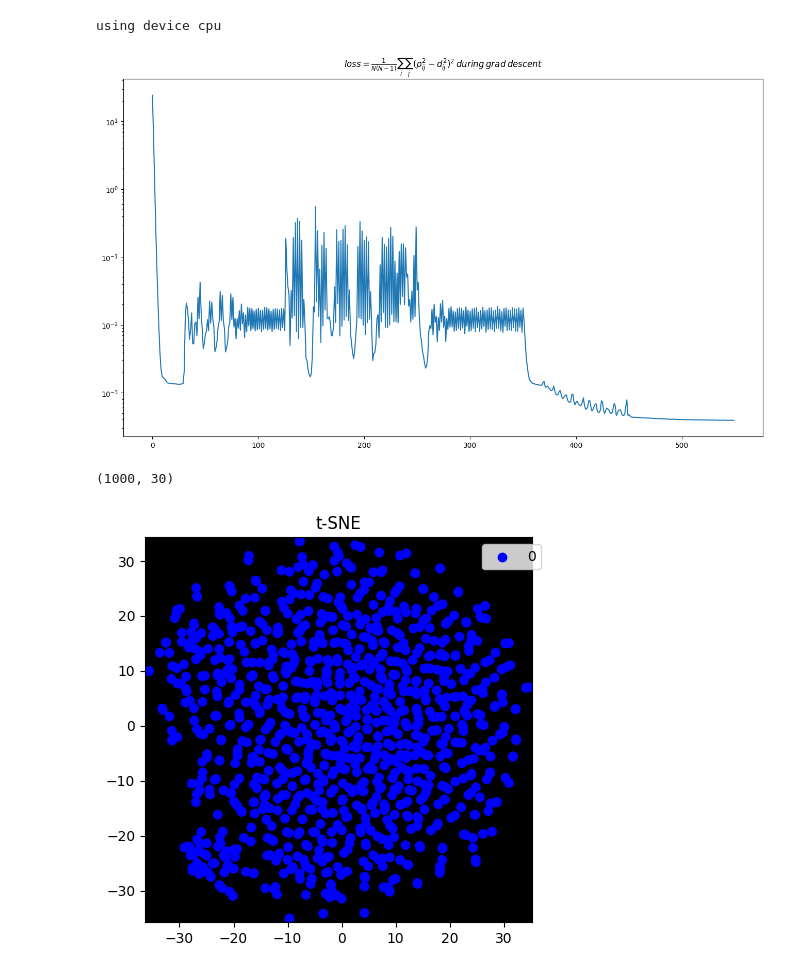
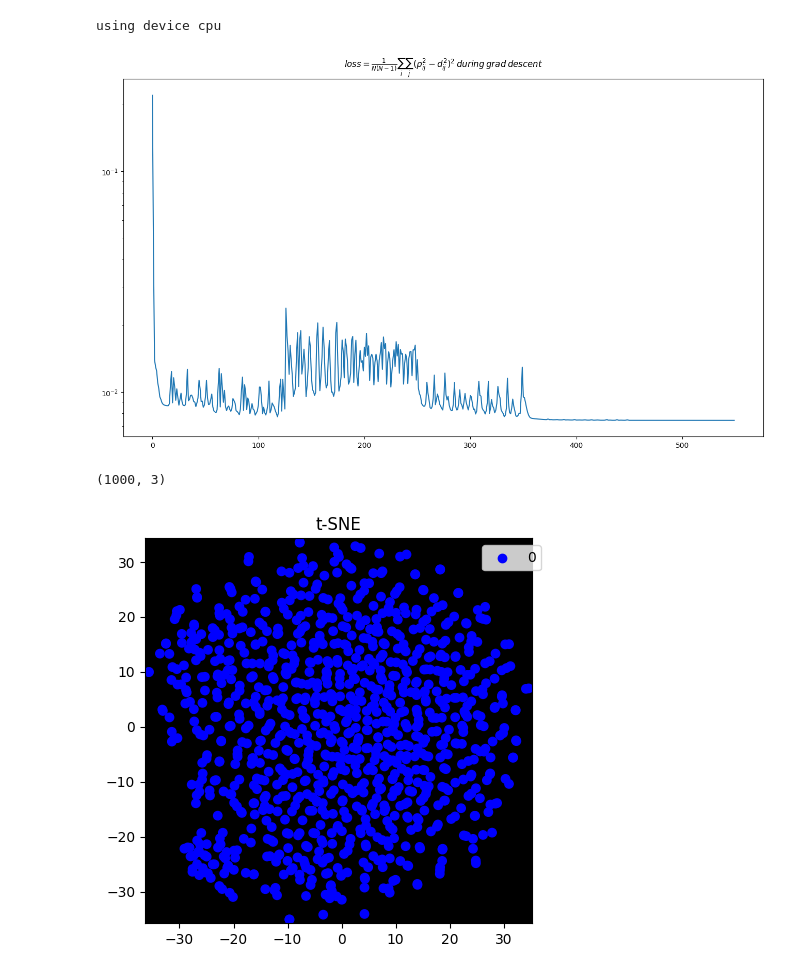
Before and after one commit to RepnikovPavel/lab_2023_controller, a Jupyter notebook: make_vector_representation.ipynb, the cells around one changed output. Saved outputs shown, nothing was run; the diff lists cells and outputs as text; code cells hidden in the pictures.

```diff
--- a/make_vector_representation.ipynb
+++ b/make_vector_representation.ipynb
@@ -32,16 +39,16 @@ plot_float_distribution(all_distances)
 # %%
-gr_model = graph_layout.GraphOnAPlane(adj_m,size_of_output_space = 30)
+gr_model = graph_layout.GraphOnAPlane(adj_m,size_of_output_space = 3)
 gr_model.fit()
 gr_model.plot_loss()
 positions = gr_model.get_pos()
 # %% [output]
 using device cpu
-[figure, old version]
+[figure, new version]
 # %%
 print(positions.shape)
 torch.save(positions, config.Phi_vector_representation)
 # %% [output]
-(1000, 30)
+(1000, 3)
 # %%
 colors_ = ['b' for i in range(len(positions))]
 unique_labels_colors_ = ['b']
```
Also changed, not shown: parts of 19 cells of this notebook, 1 other file.
